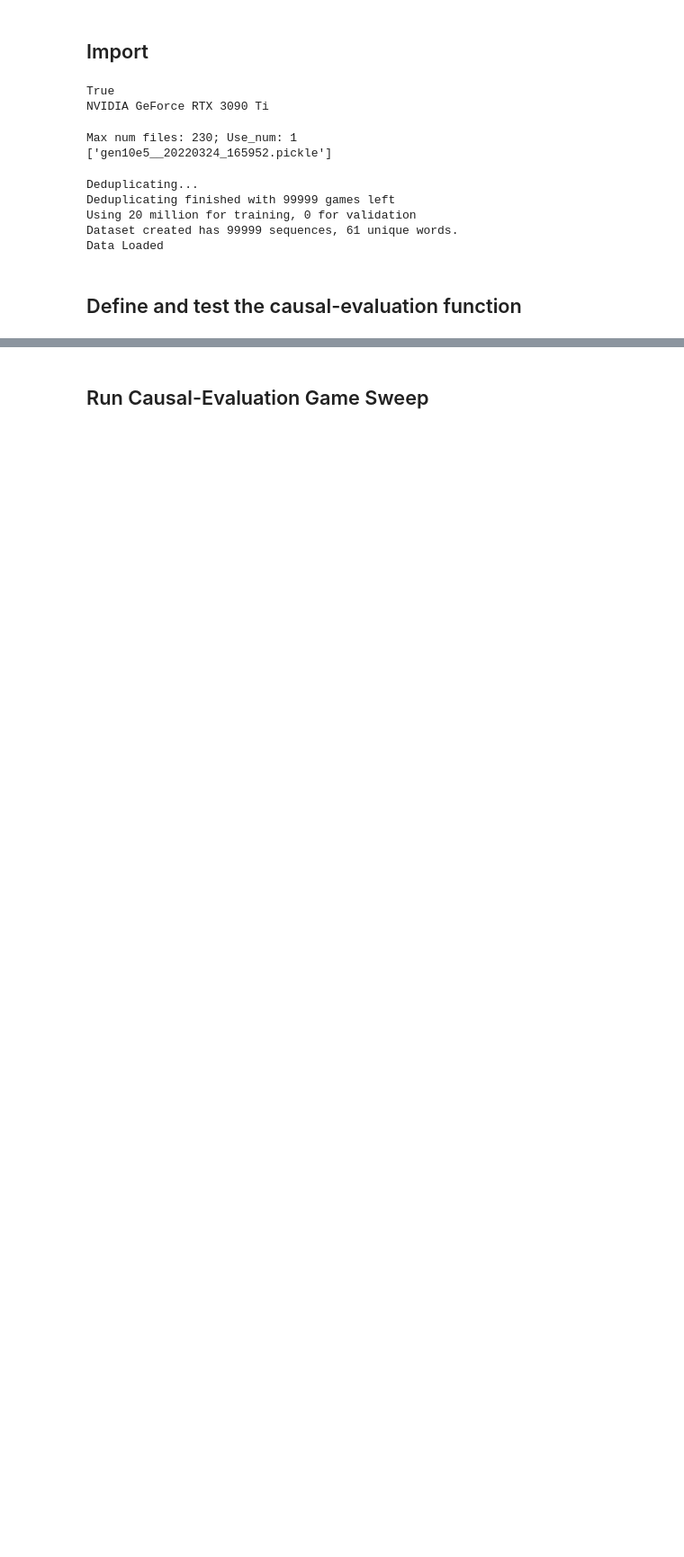
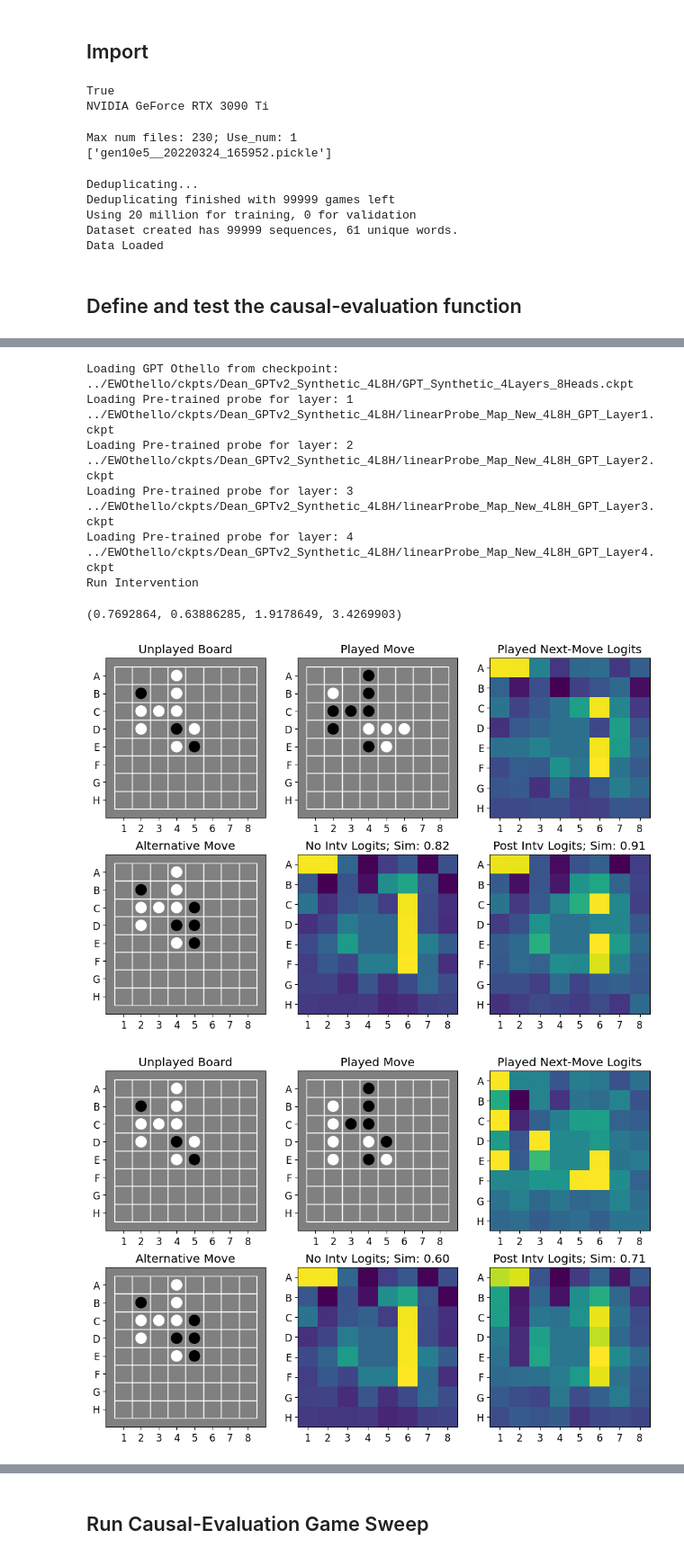
Before and after one commit to DeanHazineh/Emergent-World-Representations-Othello, a Jupyter notebook: dev_code2/view_causality_complex.ipynb, the cells around one changed output, grey strips where cells are left out. Shown at 90% size. Cells and saved outputs as stored; diff of their text form; code cells hidden in the pictures; blank space fills up the shorter version.

```diff
--- a/dev_code2/view_causality_complex.ipynb
+++ b/dev_code2/view_causality_complex.ipynb
@@ -233,0 +245,17 @@ Run Intervention
+# %%
+index = 375
+x, _ = game_dataset[index]
+probe_layer = 4
+played_moves = 7
+probe_path = "../EWOthello/ckpts/Dean_GPTv2_Synthetic_4L8H/"
+causal_intervention_logit_evaluation(x, probe_path, probe_layer, number_played_moves=played_moves, verbose=True)
+# %% [output]
+Loading GPT Othello from checkpoint:  ../EWOthello/ckpts/Dean_GPTv2_Synthetic_4L8H/GPT_Synthetic_4Layers_8Heads.ckpt
+Loading Pre-trained probe for layer: 1 ../EWOthello/ckpts/Dean_GPTv2_Synthetic_4L8H/linearProbe_Map_New_4L8H_GPT_Layer1.ckpt
+Loading Pre-trained probe for layer: 2 ../EWOthello/ckpts/Dean_GPTv2_Synthetic_4L8H/linearProbe_Map_New_4L8H_GPT_Layer2.ckpt
+Loading Pre-trained probe for layer: 3 ../EWOthello/ckpts/Dean_GPTv2_Synthetic_4L8H/linearProbe_Map_New_4L8H_GPT_Layer3.ckpt
+Loading Pre-trained probe for layer: 4 ../EWOthello/ckpts/Dean_GPTv2_Synthetic_4L8H/linearProbe_Map_New_4L8H_GPT_Layer4.ckpt
+Run Intervention
+(0.7692864, 0.63886285, 1.9178649, 3.4269903)
+[figure, added]
+[figure, added]
```
Also changed, not shown: parts of 13 cells of this notebook, 17 other files.
